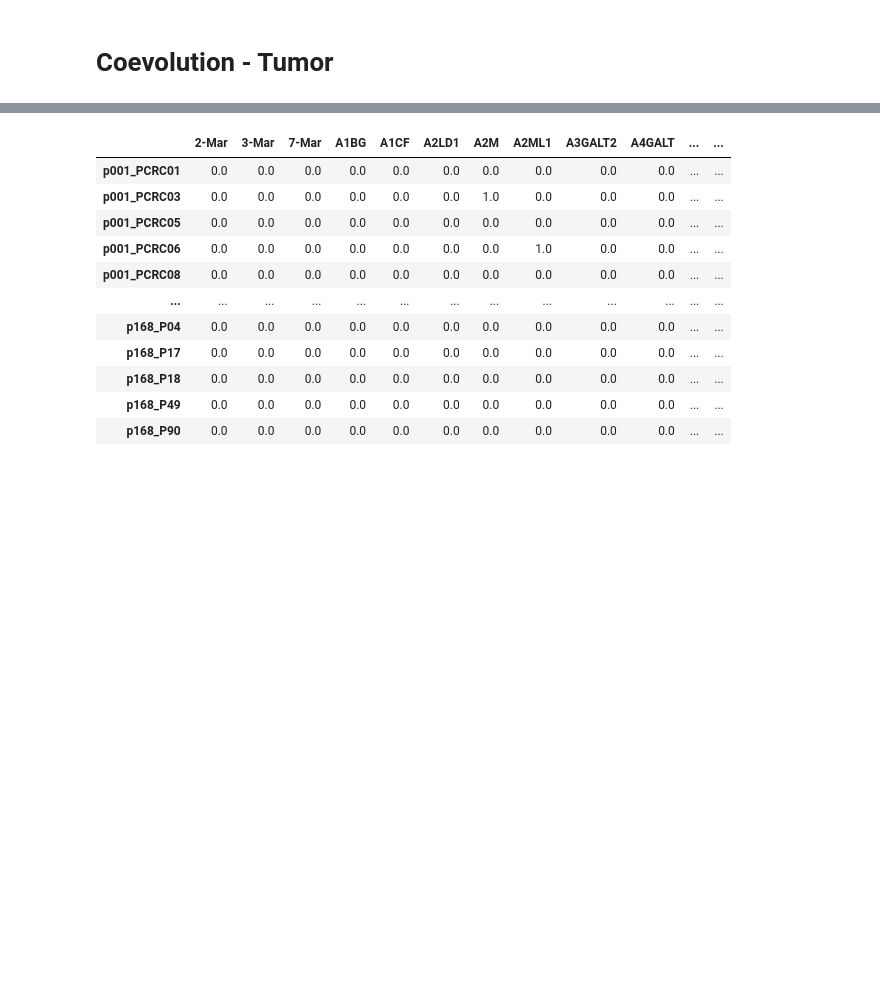
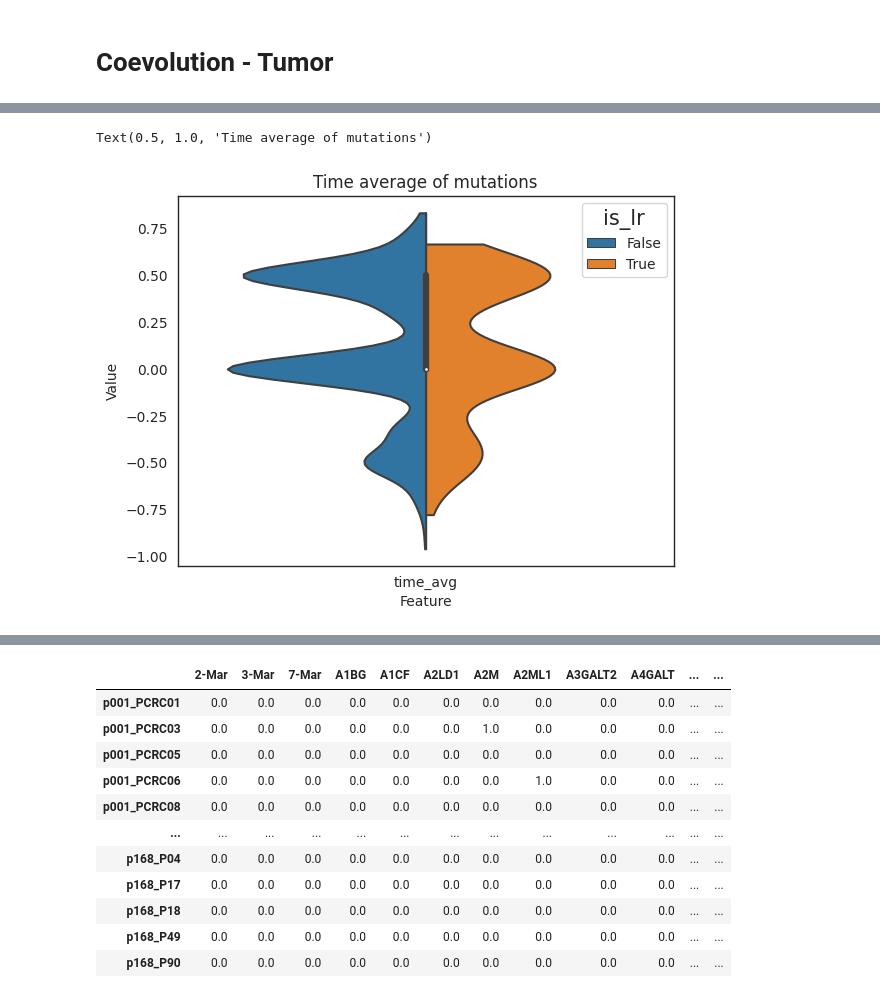
Before and after one commit to lorenzoamir/cci_circuits_paper_2025, a Jupyter notebook: code/notebook.ipynb, the cells around one changed output, grey strips where cells are left out. Saved outputs shown, nothing was run; the diff lists cells and outputs as text; code cells hidden in the pictures; blank space fills up the shorter version.

```diff
--- a/code/notebook.ipynb
+++ b/code/notebook.ipynb
@@ -510,0 +481,8 @@ is_lr = pd.Series(pivot_df.index).str.split('_').apply(lambda x: x[-1] in lr).va
+# %%
+df_melted = pd.melt(pivot_df.reset_index(), id_vars=['unique_id', 'is_lr'], value_vars=['time_avg'],
+                    var_name='Feature', value_name='Value')
+sns.violinplot(x='Feature', y='Value', hue='is_lr', data=df_melted, cut=0, split=True)
+plt.title('Time average of mutations')
+# %% [output]
+Text(0.5, 1.0, 'Time average of mutations')
+[figure, added]
```
Also changed, not shown: parts of 18 cells of this notebook.
